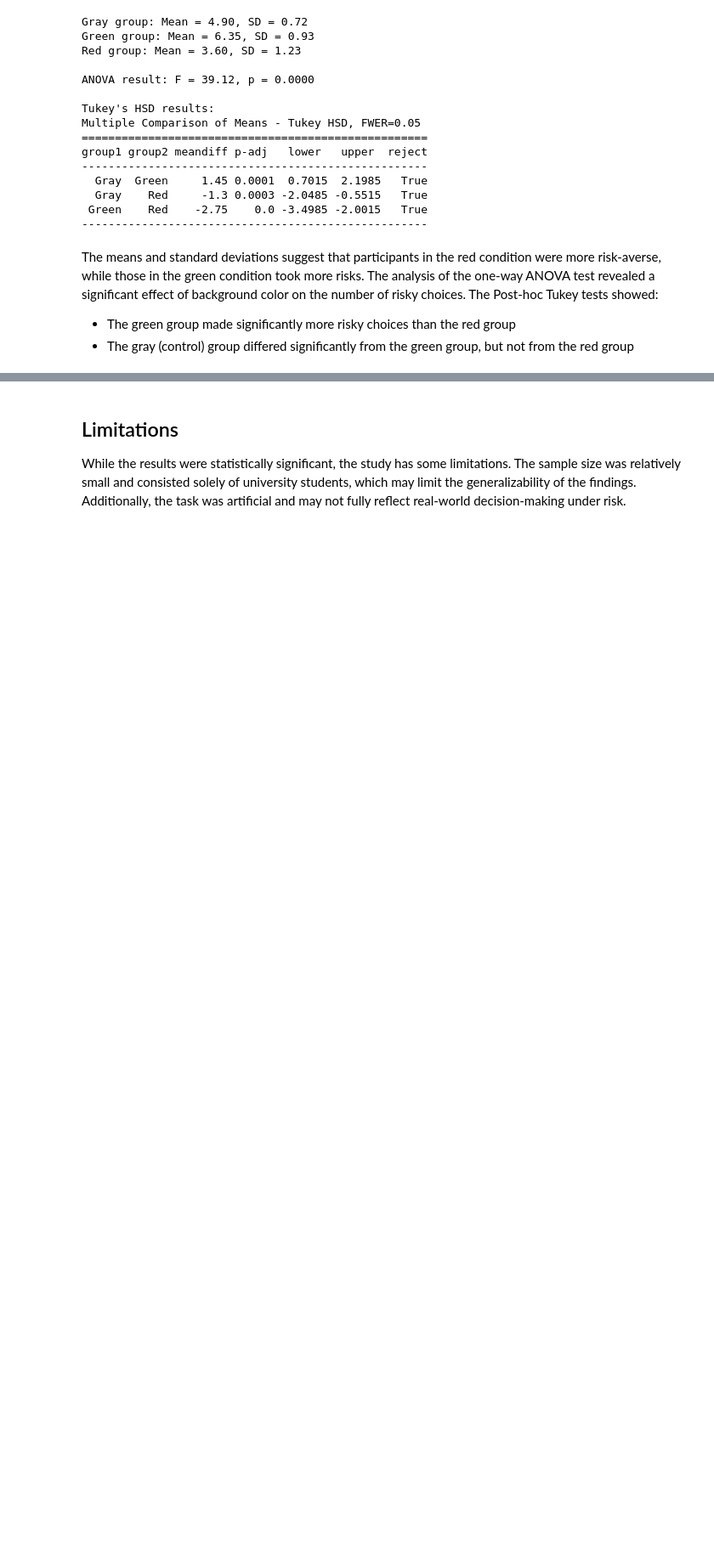
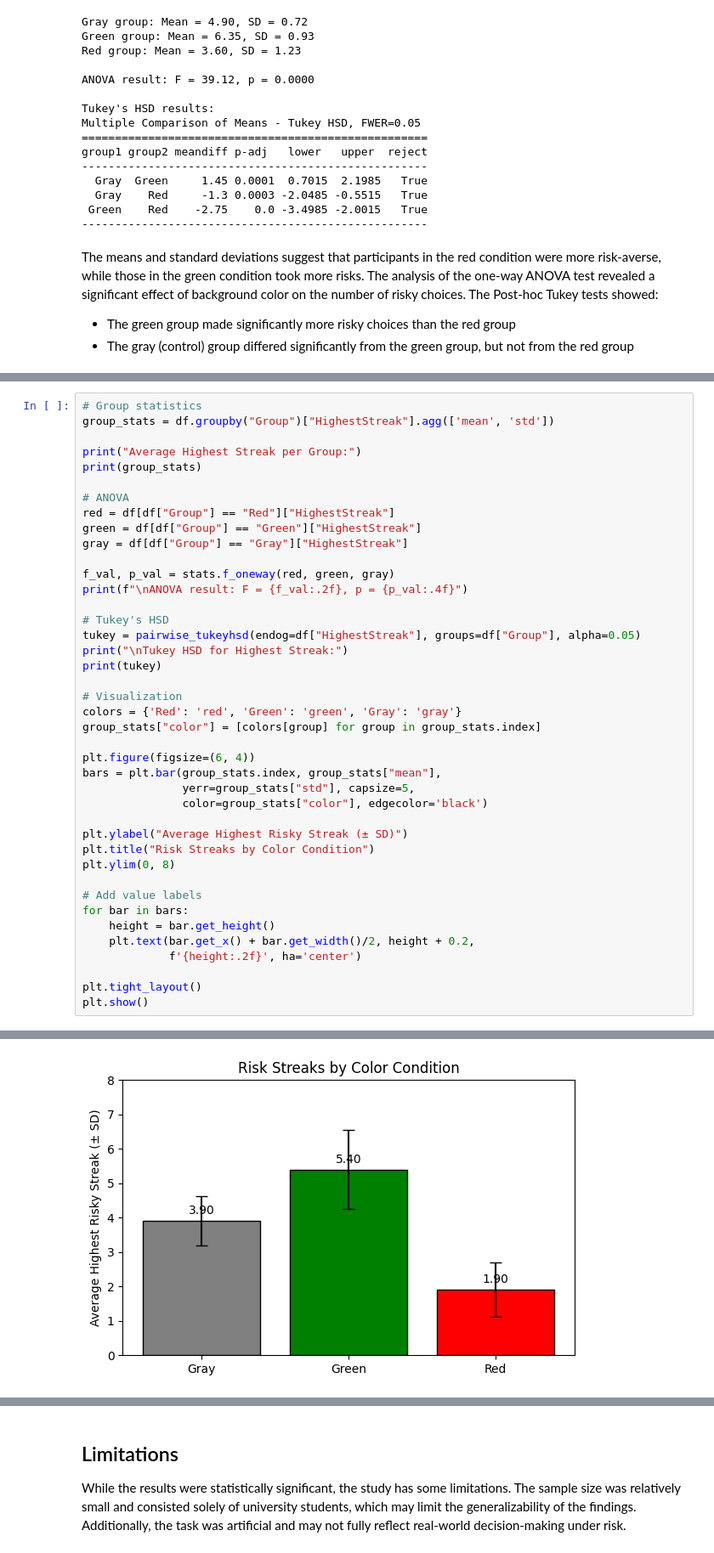
Before and after one commit to PeerNiklasSchaefer/RRGamblingPaper, a Jupyter notebook: paper.ipynb, the cells around one changed output, grey strips where cells are left out. Shown: that part at 85% size. Cells and saved outputs as stored; diff of their text form; blank space fills up the shorter version.

```diff
--- a/paper.ipynb
+++ b/paper.ipynb
@@ -117,0 +123,42 @@ The means and standard deviations suggest that participants in the red condition
+# %%
+# Group statistics
+group_stats = df.groupby("Group")["HighestStreak"].agg(['mean', 'std'])
+
+print("Average Highest Streak per Group:")
+print(group_stats)
+
+# ANOVA
+red = df[df["Group"] == "Red"]["HighestStreak"]
+green = df[df["Group"] == "Green"]["HighestStreak"]
+gray = df[df["Group"] == "Gray"]["HighestStreak"]
+
+f_val, p_val = stats.f_oneway(red, green, gray)
+print(f"\nANOVA result: F = {f_val:.2f}, p = {p_val:.4f}")
+
+# Tukey's HSD
+tukey = pairwise_tukeyhsd(endog=df["HighestStreak"], groups=df["Group"], alpha=0.05)
+print("\nTukey HSD for Highest Streak:")
+print(tukey)
+
+# Visualization
+colors = {'Red': 'red', 'Green': 'green', 'Gray': 'gray'}
+group_stats["color"] = [colors[group] for group in group_stats.index]
+
+plt.figure(figsize=(6, 4))
+bars = plt.bar(group_stats.index, group_stats["mean"],
+               yerr=group_stats["std"], capsize=5,
+               color=group_stats["color"], edgecolor='black')
+
+plt.ylabel("Average Highest Risky Streak (± SD)")
+plt.title("Risk Streaks by Color Condition")
+plt.ylim(0, 8)
+
+# Add value labels
+for bar in bars:
+    height = bar.get_height()
+    plt.text(bar.get_x() + bar.get_width()/2, height + 0.2,
+             f'{height:.2f}', ha='center')
+
+plt.tight_layout()
+plt.show()
+# %% [output]
@@ -117,0 +183 @@ The means and standard deviations suggest that participants in the red condition
+[figure, added]
```
Also changed, not shown: parts of 7 cells of this notebook, 1 other file.
